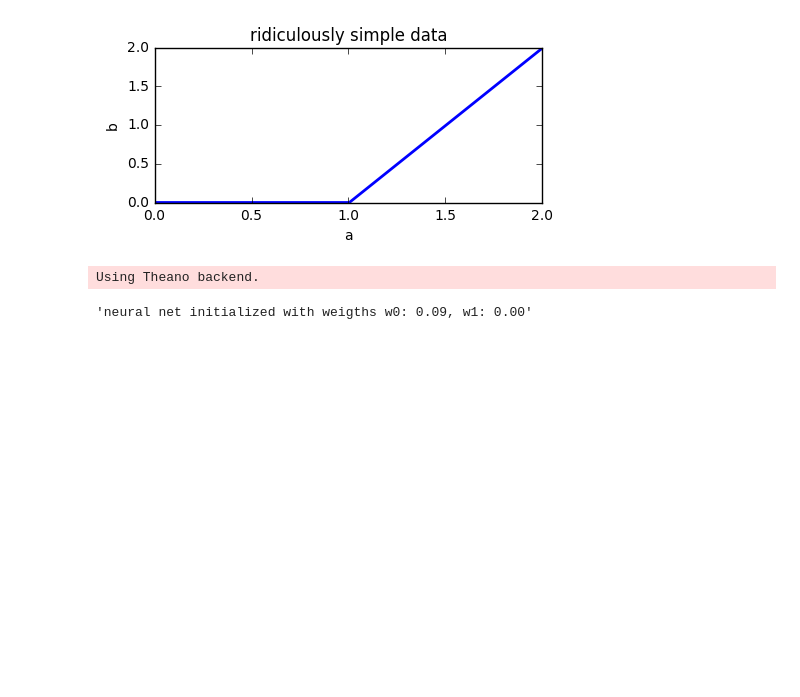
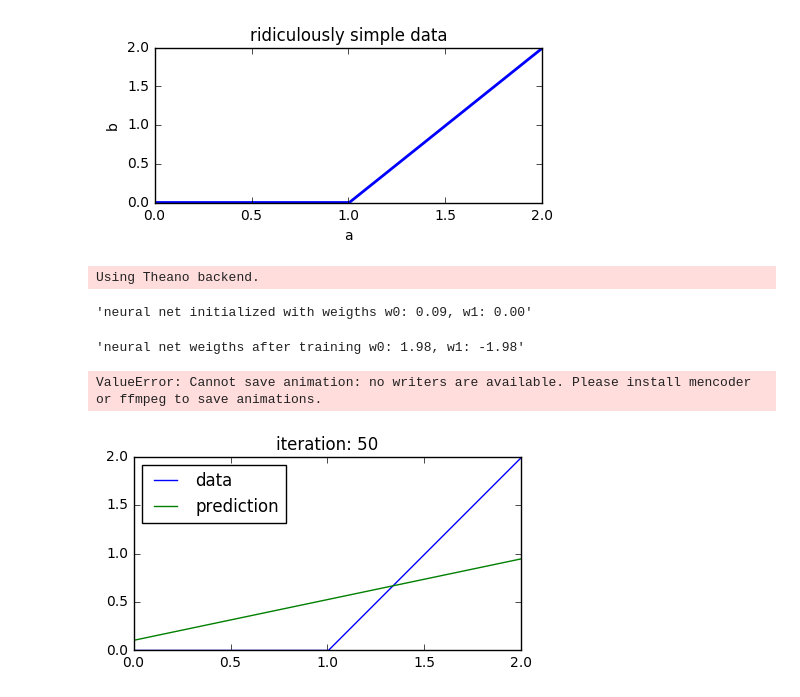
Before and after one commit to nowaxsky/Keras_single_neuron, a Jupyter notebook: First Steps with Neural Nets in Keras.ipynb, the cells around one changed output. Drawn from its saved outputs; the diff is of its cells as text; code cells hidden in the pictures; blank space fills up the shorter version.

```diff
--- a/First Steps with Neural Nets in Keras.ipynb
+++ b/First Steps with Neural Nets in Keras.ipynb
@@ -46,3 +46,74 @@ w1 = weights[1][0]
 # %% [output]
 Using Theano backend.
 'neural net initialized with weigths w0: 0.09, w1: 0.00'
+# %%
+from keras.callbacks import Callback
+
+class TrainingHistory(Callback):
+    def on_train_begin(self, logs={}):
+        self.losses = []
+        self.predictions = []
+        self.i = 0
+        self.save_every = 50
+
+    def on_batch_end(self, batch, logs={}):
+        self.losses.append(logs.get('loss'))
+        self.i += 1
+        if self.i % self.save_every == 0:
+            pred = model.predict(X_train)
+            self.predictions.append(pred)
+
+history = TrainingHistory()
+
+X_train = np.array(x, ndmin=2).T
+Y_train = np.array(y, ndmin=2).T
+model.fit(X_train,
+          Y_train,
+          nb_epoch=2000,
+          verbose=0,
+          callbacks=[history])
+
+# print trained weights
+weights = model.layers[0].get_weights()
+w0 = weights[0][0][0]
+w1 = weights[1][0]
+'neural net weigths after training w0: {w0:.2f}, w1: {w1:.2f}'.format(**locals())
+# %% [output]
+'neural net weigths after training w0: 1.98, w1: -1.98'
+# %%
+# save the animation
+import matplotlib.animation as animation
+
+fig = plt.figure(figsize=(5, 2.5))
+plt.plot(x, y,  label='data')
+line, = plt.plot(x, history.predictions[0],  label='prediction')
+plt.legend(loc='upper left')
+
+def update_line(num):
+    plt.title('iteration: {0}'.format((history.save_every * (num + 1))))
+    line.set_xdata(x)
+    line.set_ydata(history.predictions[num])
+    return []
+
+ani = animation.FuncAnimation(fig, update_line, len(history.predictions),
+                                   interval=50, blit=True)
+ani.save('../../videos/2016q1/neuron.mp4', fps=30, extra_args=['-vcodec', 'libx264', '-pix_fmt','yuv420p'])
+plt.close()
+
+plt.figure(figsize=(5, 2.5))
+plt.plot(x, y, label='data')
+plt.plot(x, history.predictions[0], label='prediction')
+plt.legend(loc='upper left')
+plt.title('iteration: 0')
+plt.savefig('../../images/2016q1/neuron_start.png')
+plt.close()
+
+plt.figure(figsize=(6, 3))
+plt.plot(history.losses)
+plt.ylabel('error')
+plt.xlabel('iteration')
+plt.title('training error')
+plt.show()
+# %% [output]
+ValueError: Cannot save animation: no writers are available. Please install mencoder or ffmpeg to save animations.
+[figure, added]
```
Also changed, not shown: parts of 3 cells of this notebook.
